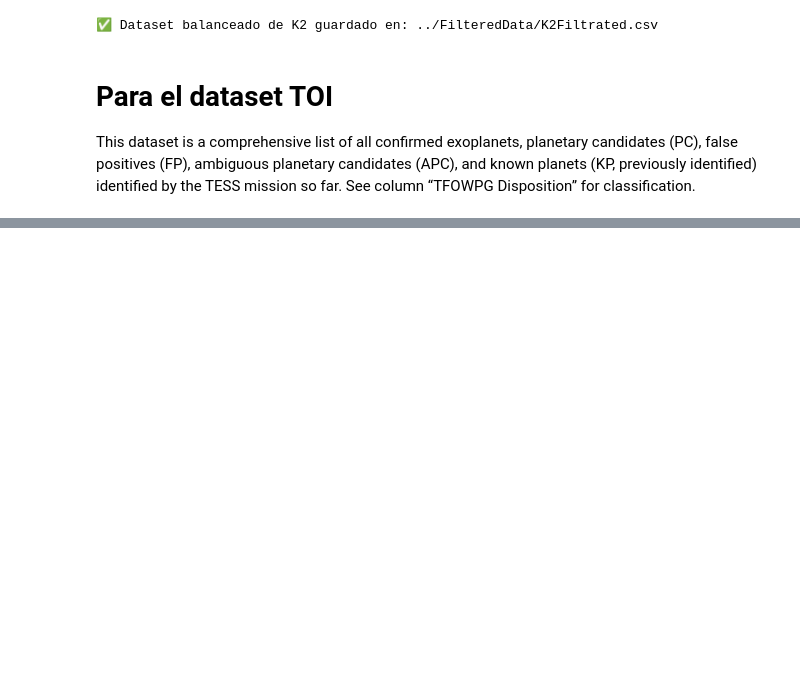
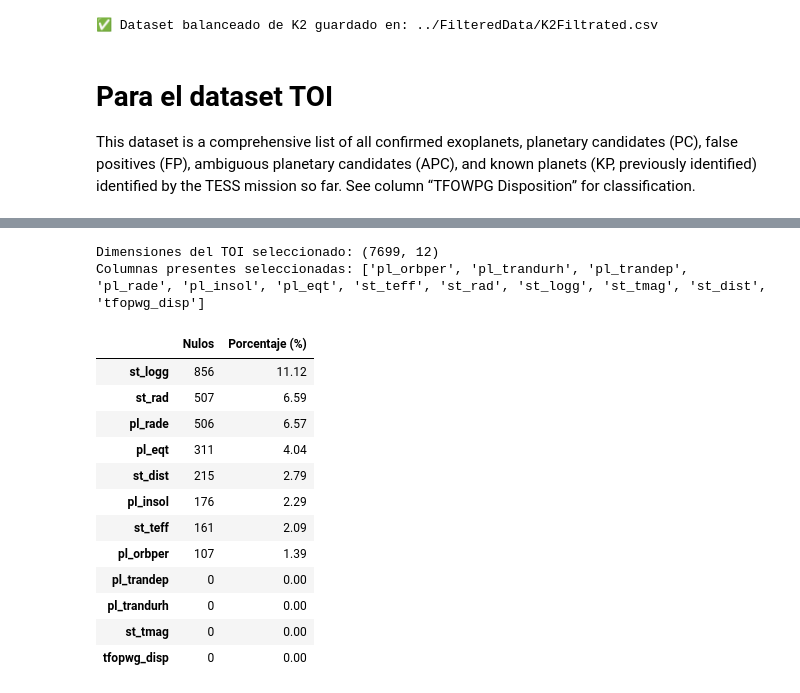
Before and after one commit to lunajimenez/AWorldAwayLuna, a Jupyter notebook: Notebooks/analisis_exploratorio.ipynb, the cells around one changed output, grey strips where cells are left out. Drawn from its saved outputs; the diff is of its cells as text; code cells hidden in the pictures; blank space fills up the shorter version.

```diff
--- a/Notebooks/analisis_exploratorio.ipynb
+++ b/Notebooks/analisis_exploratorio.ipynb
@@ -631,0 +724,36 @@ This dataset is a comprehensive list of all confirmed exoplanets, planetary cand
+# %%
+#Creación de df_toi_selected con las columnas propuestas
+cols_toi_selected = [
+    "pl_orbper", "pl_trandurh", "pl_trandep", "pl_rade",
+    "pl_insol", "pl_eqt", "st_teff", "st_rad",
+    "st_logg", "st_tmag", "st_dist", "tfopwg_disp"
+]
+
+# Filtrar solo las columnas existentes (por si tu CSV usa un nombre distinto)
+cols_present = [c for c in cols_toi_selected if c in df_toi.columns]
+
+df_toi_selected = df_toi[cols_present].copy()
+
+print("Dimensiones del TOI seleccionado:", df_toi_selected.shape)
+print("Columnas presentes seleccionadas:", cols_present)
+
+# Mostrar nulos resumidos
+nulls = df_toi_selected.isnull().sum()
+pct = (nulls / len(df_toi_selected) * 100).round(2)
+display(pd.concat([nulls.rename("Nulos"), pct.rename("Porcentaje (%)")], axis=1).sort_values("Porcentaje (%)", ascending=False))
+# %% [output]
+Dimensiones del TOI seleccionado: (7699, 12)
+Columnas presentes seleccionadas: ['pl_orbper', 'pl_trandurh', 'pl_trandep', 'pl_rade', 'pl_insol', 'pl_eqt', 'st_teff', 'st_rad', 'st_logg', 'st_tmag', 'st_dist', 'tfopwg_disp']
+|  | Nulos | Porcentaje (%) |
+| st_logg | 856 | 11.12 |
+| st_rad | 507 | 6.59 |
+| pl_rade | 506 | 6.57 |
+| pl_eqt | 311 | 4.04 |
+| st_dist | 215 | 2.79 |
+| pl_insol | 176 | 2.29 |
+| st_teff | 161 | 2.09 |
+| pl_orbper | 107 | 1.39 |
+| pl_trandep | 0 | 0.00 |
+| pl_trandurh | 0 | 0.00 |
+| st_tmag | 0 | 0.00 |
+| tfopwg_disp | 0 | 0.00 |
```
Also changed, not shown: parts of 9 cells of this notebook, 2 other files.
